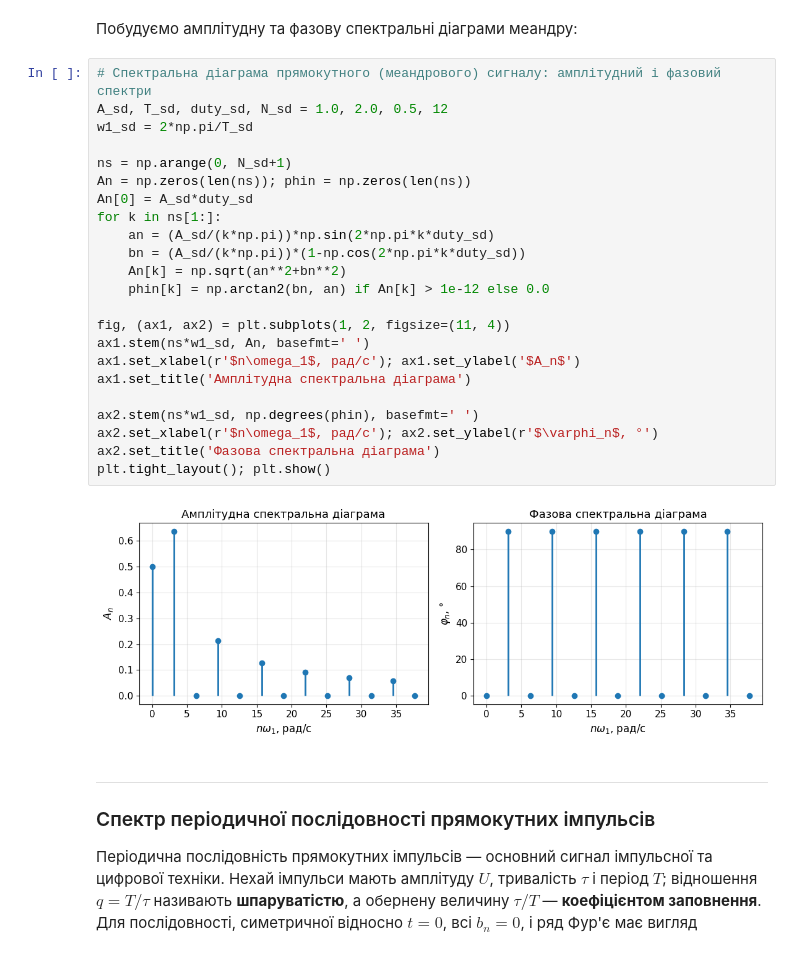
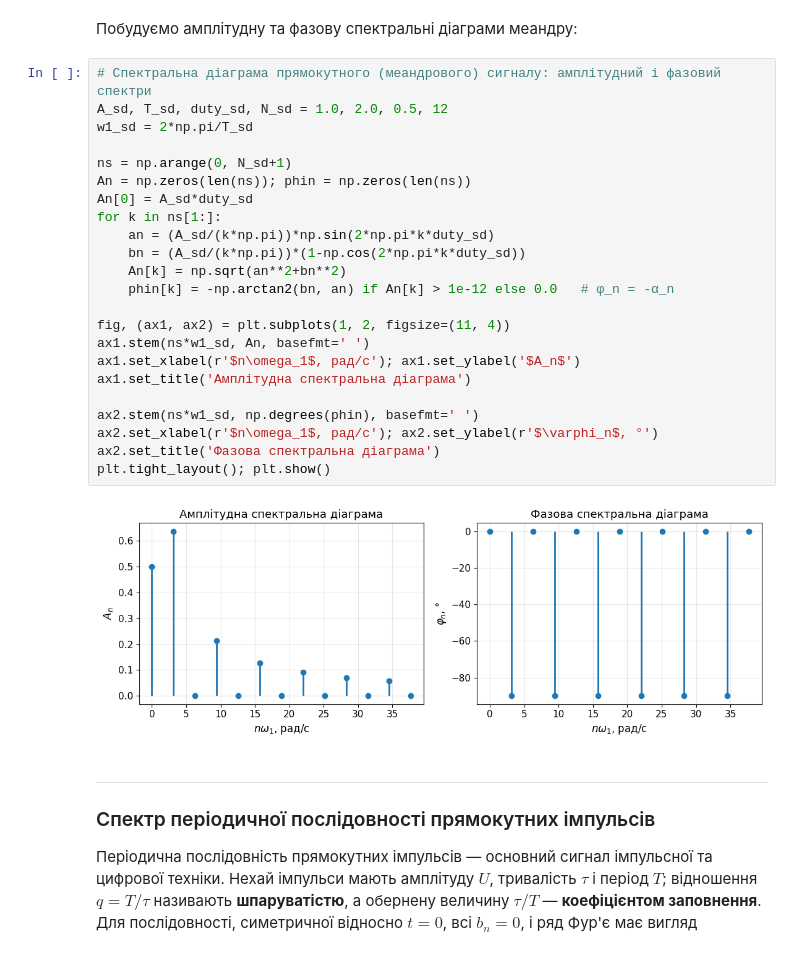
Before and after one commit to vim4all/Lectures_Basics_of_radio_electronics_in_Ukrainian, a Jupyter notebook: Тема_15_Ряди_та_перетворення_Фурє.ipynb, the cells around one changed output. Cells and saved outputs as stored; diff of their text form.

```diff
--- a/Тема_15_Ряди_та_перетворення_Фурє.ipynb
+++ b/Тема_15_Ряди_та_перетворення_Фурє.ipynb
@@ -420,28 +422,28 @@ $$\alpha_{n} = - \cfrac{\pi}{2}$$
 # %%
 # Спектральна діаграма прямокутного (меандрового) сигналу: амплітудний і фазовий спектри
 A_sd, T_sd, duty_sd, N_sd = 1.0, 2.0, 0.5, 12
 w1_sd = 2*np.pi/T_sd
 
 ns = np.arange(0, N_sd+1)
 An = np.zeros(len(ns)); phin = np.zeros(len(ns))
 An[0] = A_sd*duty_sd
 for k in ns[1:]:
     an = (A_sd/(k*np.pi))*np.sin(2*np.pi*k*duty_sd)
     bn = (A_sd/(k*np.pi))*(1-np.cos(2*np.pi*k*duty_sd))
     An[k] = np.sqrt(an**2+bn**2)
-    phin[k] = np.arctan2(bn, an) if An[k] > 1e-12 else 0.0
+    phin[k] = -np.arctan2(bn, an) if An[k] > 1e-12 else 0.0   # φ_n = -α_n
 
 fig, (ax1, ax2) = plt.subplots(1, 2, figsize=(11, 4))
 ax1.stem(ns*w1_sd, An, basefmt=' ')
 ax1.set_xlabel(r'$n\omega_1$, рад/с'); ax1.set_ylabel('$A_n$')
 ax1.set_title('Амплітудна спектральна діаграма')
 
 ax2.stem(ns*w1_sd, np.degrees(phin), basefmt=' ')
 ax2.set_xlabel(r'$n\omega_1$, рад/с'); ax2.set_ylabel(r'$\varphi_n$, °')
 ax2.set_title('Фазова спектральна діаграма')
 plt.tight_layout(); plt.show()
 # %% [output]
-[figure, old version]
+[figure, new version]
 # %% [markdown]
 ---
 ### Спектр періодичної послідовності прямокутних імпульсів <a class="anchor" id="pulse-train-spectrum"></a>
```
Also changed, not shown: parts of 20 cells of this notebook, 15 other files.
